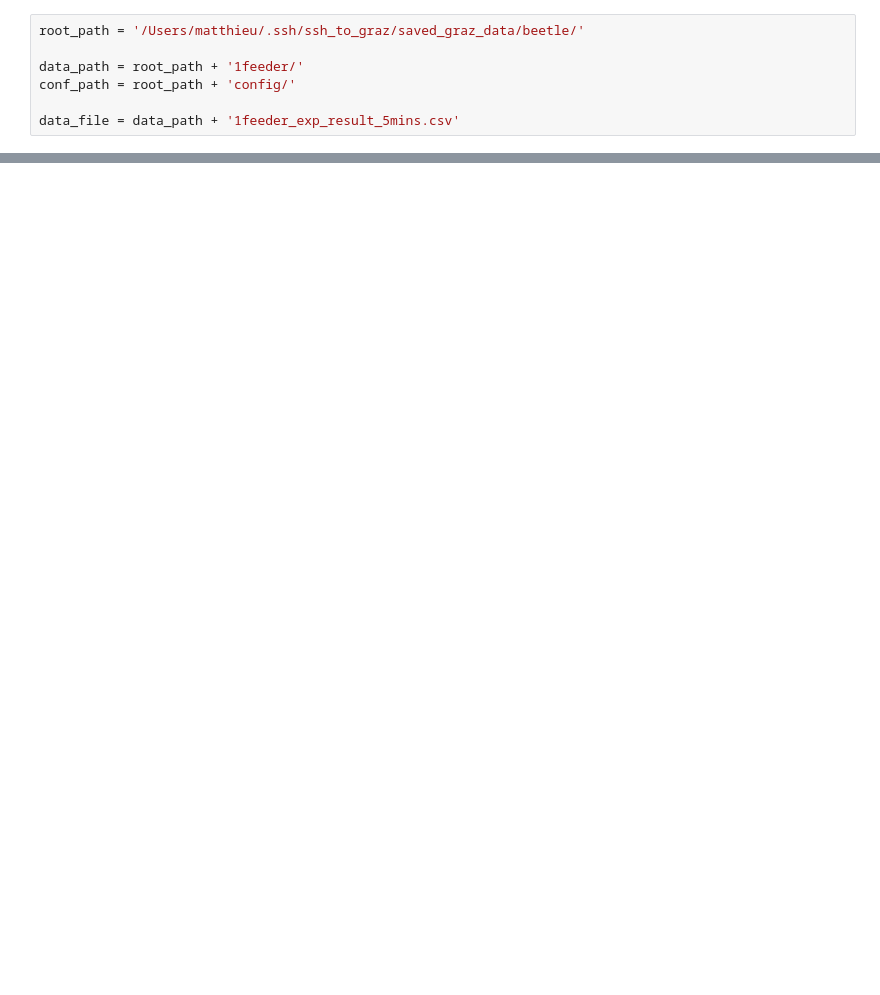
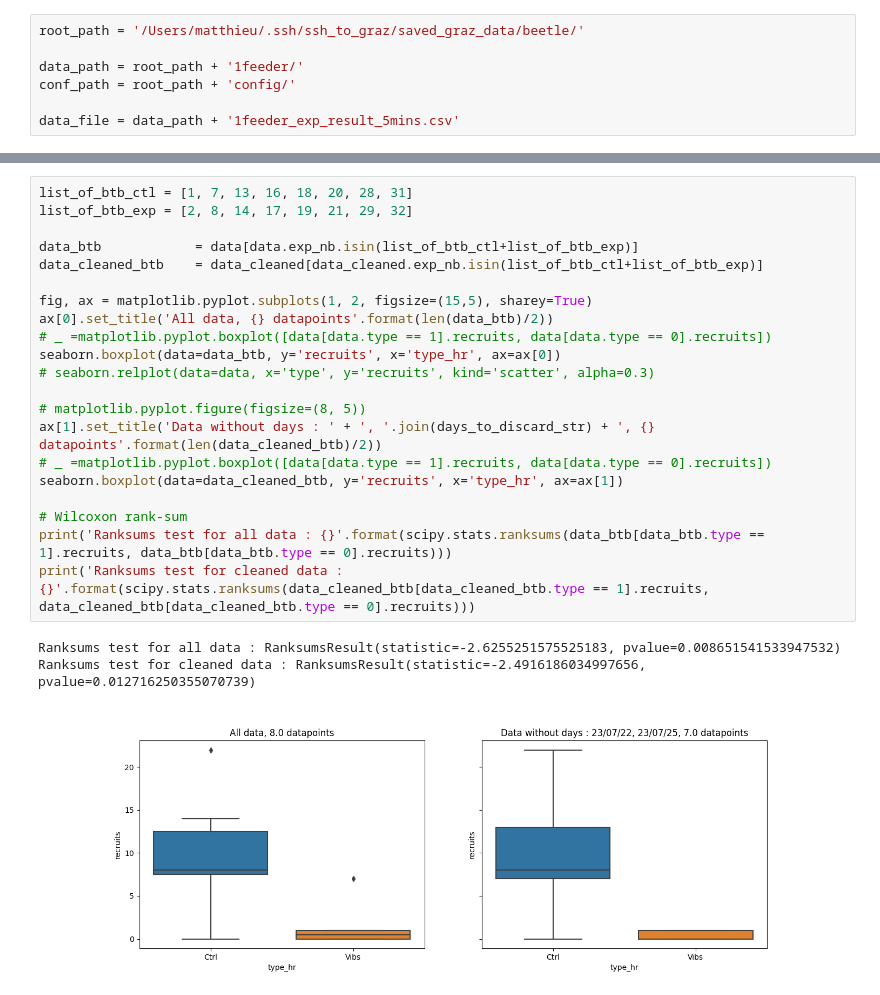
Before and after one commit to MBroisin/Experiments_processing, a Jupyter notebook: 1feeder_eval_5mins.ipynb, the cells around one changed output, grey strips where cells are left out. Saved outputs shown, nothing was run; the diff lists cells and outputs as text; blank space fills up the shorter version.

```diff
--- a/1feeder_eval_5mins.ipynb
+++ b/1feeder_eval_5mins.ipynb
@@ -246,0 +292,25 @@ datetime.date(2023, 7, 27)
+# %%
+list_of_btb_ctl = [1, 7, 13, 16, 18, 20, 28, 31]
+list_of_btb_exp = [2, 8, 14, 17, 19, 21, 29, 32]
+
+data_btb            = data[data.exp_nb.isin(list_of_btb_ctl+list_of_btb_exp)]
+data_cleaned_btb    = data_cleaned[data_cleaned.exp_nb.isin(list_of_btb_ctl+list_of_btb_exp)]
+
+fig, ax = matplotlib.pyplot.subplots(1, 2, figsize=(15,5), sharey=True)
+ax[0].set_title('All data, {} datapoints'.format(len(data_btb)/2))
+# _ =matplotlib.pyplot.boxplot([data[data.type == 1].recruits, data[data.type == 0].recruits])
+seaborn.boxplot(data=data_btb, y='recruits', x='type_hr', ax=ax[0])
+# seaborn.relplot(data=data, x='type', y='recruits', kind='scatter', alpha=0.3)
+
+# matplotlib.pyplot.figure(figsize=(8, 5))
+ax[1].set_title('Data without days : ' + ', '.join(days_to_discard_str) + ', {} datapoints'.format(len(data_cleaned_btb)/2))
+# _ =matplotlib.pyplot.boxplot([data[data.type == 1].recruits, data[data.type == 0].recruits])
+seaborn.boxplot(data=data_cleaned_btb, y='recruits', x='type_hr', ax=ax[1])
+
+# Wilcoxon rank-sum
+print('Ranksums test for all data : {}'.format(scipy.stats.ranksums(data_btb[data_btb.type == 1].recruits, data_btb[data_btb.type == 0].recruits)))
+print('Ranksums test for cleaned data : {}'.format(scipy.stats.ranksums(data_cleaned_btb[data_cleaned_btb.type == 1].recruits, data_cleaned_btb[data_cleaned_btb.type == 0].recruits)))
+# %% [output]
+Ranksums test for all data : RanksumsResult(statistic=-2.6255251575525183, pvalue=0.008651541533947532)
+Ranksums test for cleaned data : RanksumsResult(statistic=-2.4916186034997656, pvalue=0.012716250355070739)
+[figure, added]
```
Also changed, not shown: parts of 13 cells of this notebook, 12 other files.
